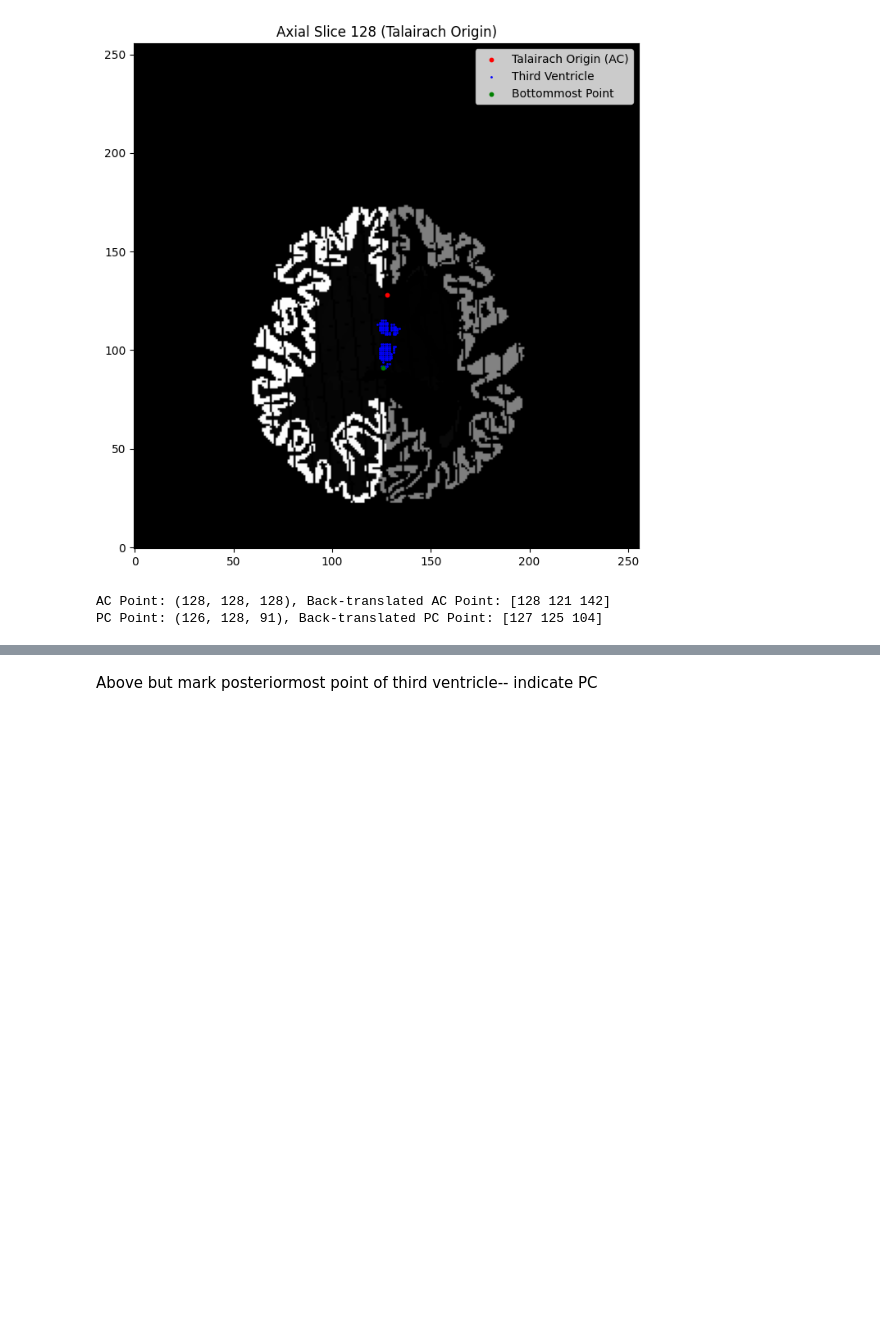
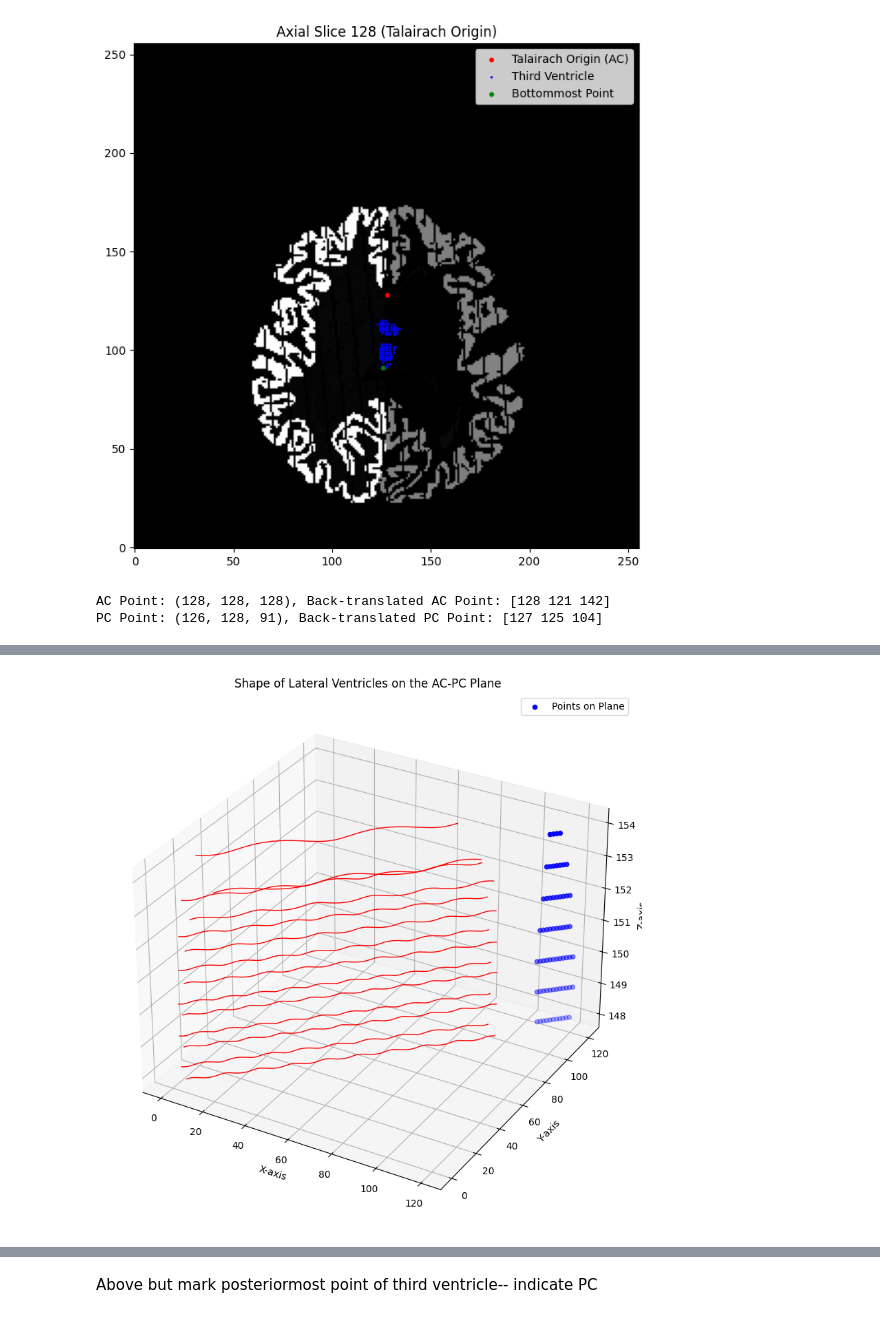
Before and after one commit to sasaigoli05/FastSurfer-Analysis, a Jupyter notebook: fastsurfer-dev.ipynb, the cells around one changed output, grey strips where cells are left out. Saved outputs shown, nothing was run; the diff lists cells and outputs as text; code cells hidden in the pictures; blank space fills up the shorter version.

```diff
--- a/fastsurfer-dev.ipynb
+++ b/fastsurfer-dev.ipynb
@@ -1925,0 +2026,57 @@ PC Point: (126, 128, 91), Back-translated PC Point: [127 125 104]
+# %%
+import matplotlib.pyplot as plt
+from skimage.measure import find_contours
+
+def visualize_points_on_plane(points_on_plane):
+    if len(points_on_plane) == 0:
+        print("No points found on the AC-PC plane.")
+        return
+
+    points_on_plane = np.array(points_on_plane)
+
+    fig = plt.figure(figsize=(10, 10))
+    ax = fig.add_subplot(111, projection='3d')
+
+    # Extract X, Y, Z coordinates
+    x = points_on_plane[:, 0]
+    y = points_on_plane[:, 1]
+    z = points_on_plane[:, 2]
+
+    # Scatter plot of the points that lie on the plane
+    ax.scatter(x, y, z, c='blue', marker='o', label='Points on Plane')
+
+    # Find contours in the X-Y plane for each Z slice
+    z_unique = np.unique(z)
+    for z_val in z_unique:
+        slice_points = points_on_plane[points_on_plane[:, 2] == z_val]
+        if len(slice_points) > 0:
+            x_slice = slice_points[:, 0]
+            y_slice = slice_points[:, 1]
+
+            # Create a grid for contour finding
+            xi = np.linspace(np.min(x_slice), np.max(x_slice), 100)
+            yi = np.linspace(np.min(y_slice), np.max(y_slice), 100)
+            xi, yi = np.meshgrid(xi, yi)
+            zi = np.zeros_like(xi)
+
+            # Compute the density of points for contour plotting
+            for i in range(len(x_slice)):
+                dist = np.sqrt((xi - x_slice[i])**2 + (yi - y_slice[i])**2)
+                zi += np.exp(-dist**2 / (2.0 * (0.5**2)))
+
+            # Find contours
+            contours = find_contours(zi, level=0.5)
+            for contour in contours:
+                ax.plot(contour[:, 0], contour[:, 1], z_val, 'r-', lw=1)
+
+    ax.set_xlabel('X-axis')
+    ax.set_ylabel('Y-axis')
+    ax.set_zlabel('Z-axis')
+    ax.set_title('Shape of Lateral Ventricles on the AC-PC Plane')
+    plt.legend()
+    plt.show()
+
+# Visualize the points on the plane with contours
+visualize_points_on_plane(points_on_plane)
+# %% [output]
+[figure, added]
```
Also changed, not shown: parts of 9 cells of this notebook.
